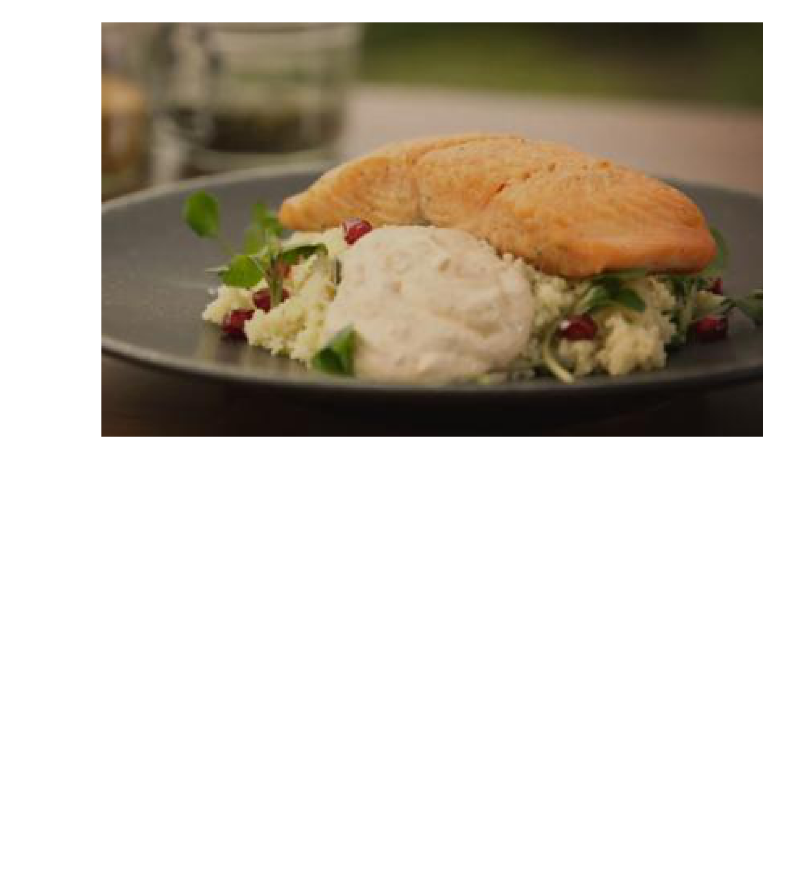
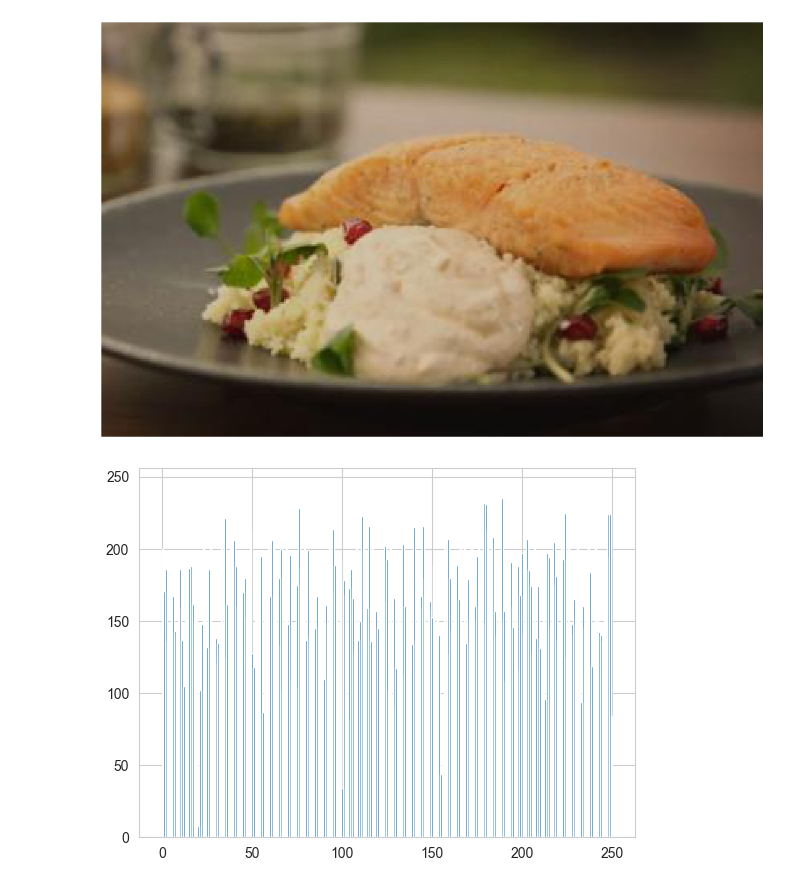
Before and after one commit to michelebanfi/supervised-learning, a Jupyter notebook: benchmark.ipynb, the cells around one changed output. Cells and saved outputs as stored; diff of their text form; code cells hidden in the pictures; blank space fills up the shorter version.

```diff
--- a/benchmark.ipynb
+++ b/benchmark.ipynb
@@ -57,0 +61,6 @@ for i in range(5):
+# %%
+# plot the histogram of the most misclassified classes
+plt.bar(dictionary.keys(), dictionary.values())
+plt.show()
+# %% [output]
+[figure, added]
```
Also changed, not shown: parts of 8 cells of this notebook, 1 other file.
